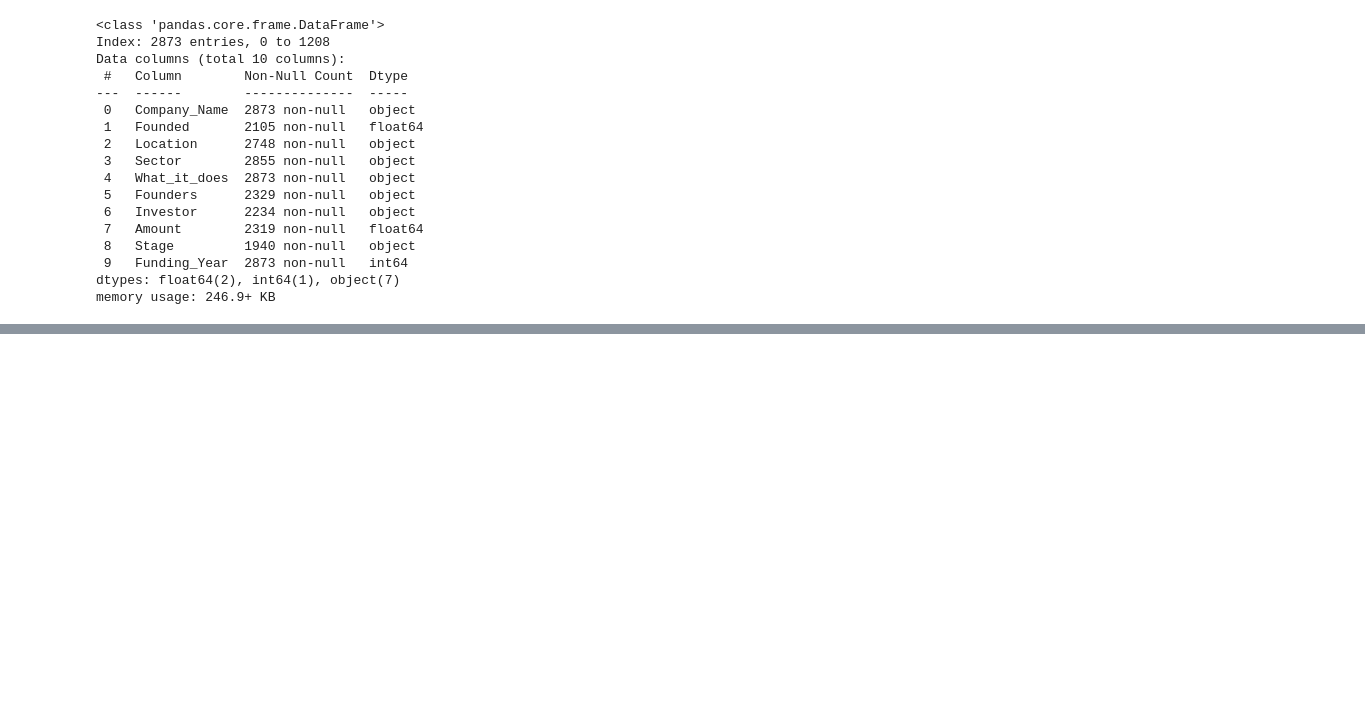
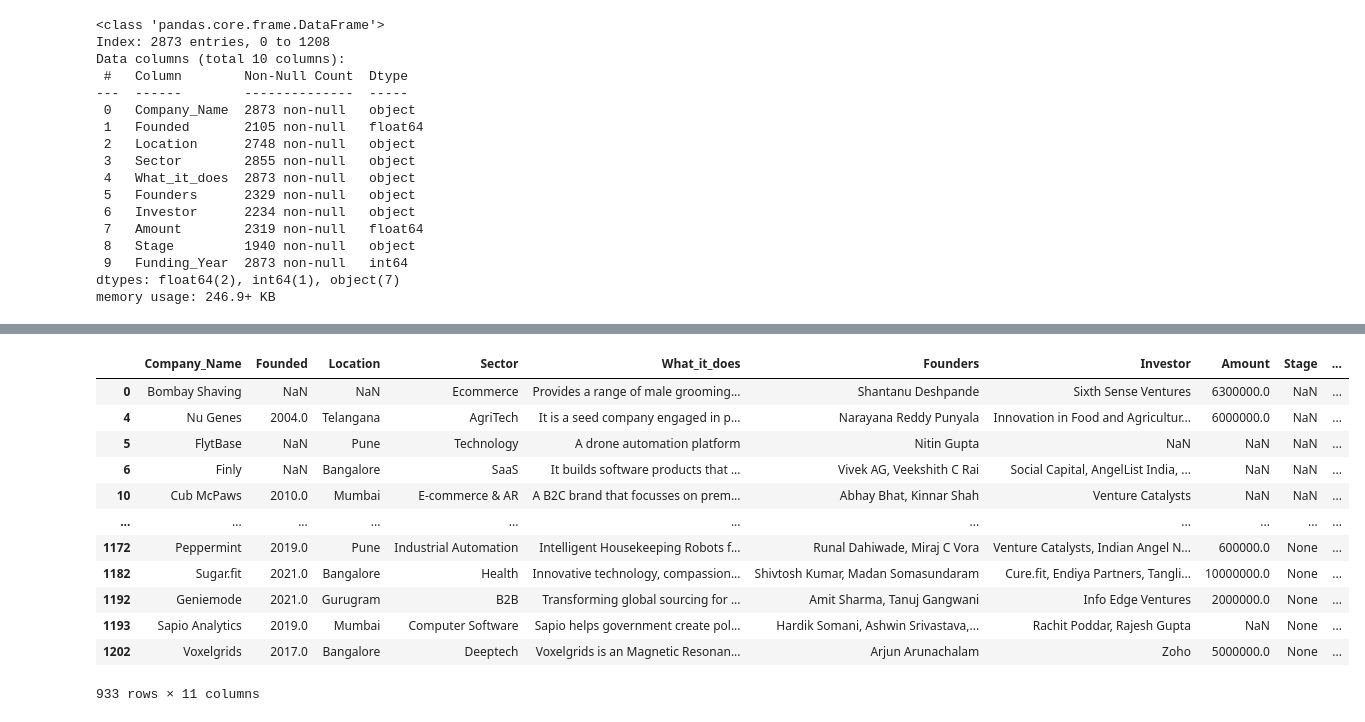
Before and after one commit to SamuelAsong/Analyzing-Start-up-Funding-in-India, a Jupyter notebook: Notebooks/Indian Start-up Ecosystem Funding Analysis (2018-2021).ipynb, the cells around one changed output, grey strips where cells are left out. Saved outputs shown, nothing was run; the diff lists cells and outputs as text; code cells hidden in the pictures; blank space fills up the shorter version.

```diff
--- a/Notebooks/Indian Start-up Ecosystem Funding Analysis (2018-2021).ipynb
+++ b/Notebooks/Indian Start-up Ecosystem Funding Analysis (2018-2021).ipynb
@@ -1983,0 +2250,17 @@ memory usage: 246.9+ KB
+# %%
+# Select rows where the 'Stage' column contains NaN values
+df[pd.isna(df['Stage'])]
+# %% [output]
+|  | Company_Name | Founded | Location | Sector | What_it_does | Founders | Investor | Amount | Stage | ... |
+| 0 | Bombay Shaving | NaN | NaN | Ecommerce | Provides a range of male grooming... | Shantanu Deshpande | Sixth Sense Ventures | 6300000.0 | NaN | ... |
+| 4 | Nu Genes | 2004.0 | Telangana | AgriTech | It is a seed company engaged in p... | Narayana Reddy Punyala | Innovation in Food and Agricultur... | 6000000.0 | NaN | ... |
+| 5 | FlytBase | NaN | Pune | Technology | A drone automation platform | Nitin Gupta | NaN | NaN | NaN | ... |
+| 6 | Finly | NaN | Bangalore | SaaS | It builds software products that ... | Vivek AG, Veekshith C Rai | Social Capital, AngelList India, ... | NaN | NaN | ... |
+| 10 | Cub McPaws | 2010.0 | Mumbai | E-commerce & AR | A B2C brand that focusses on prem... | Abhay Bhat, Kinnar Shah | Venture Catalysts | NaN | NaN | ... |
+| ... | ... | ... | ... | ... | ... | ... | ... | ... | ... | ... |
+| 1172 | Peppermint | 2019.0 | Pune | Industrial Automation | Intelligent Housekeeping Robots f... | Runal Dahiwade, Miraj C Vora | Venture Catalysts, Indian Angel N... | 600000.0 | None | ... |
+| 1182 | Sugar.fit | 2021.0 | Bangalore | Health | Innovative technology, compassion... | Shivtosh Kumar, Madan Somasundaram | Cure.fit, Endiya Partners, Tangli... | 10000000.0 | None | ... |
+| 1192 | Geniemode | 2021.0 | Gurugram | B2B | Transforming global sourcing for ... | Amit Sharma, Tanuj Gangwani | Info Edge Ventures | 2000000.0 | None | ... |
+| 1193 | Sapio Analytics | 2019.0 | Mumbai | Computer Software | Sapio helps government create pol... | Hardik Somani, Ashwin Srivastava,... | Rachit Poddar, Rajesh Gupta | NaN | None | ... |
+| 1202 | Voxelgrids | 2017.0 | Bangalore | Deeptech | Voxelgrids is an Magnetic Resonan... | Arjun Arunachalam | Zoho | 5000000.0 | None | ... |
+933 rows × 11 columns
```
Also changed, not shown: parts of 49 cells of this notebook.
